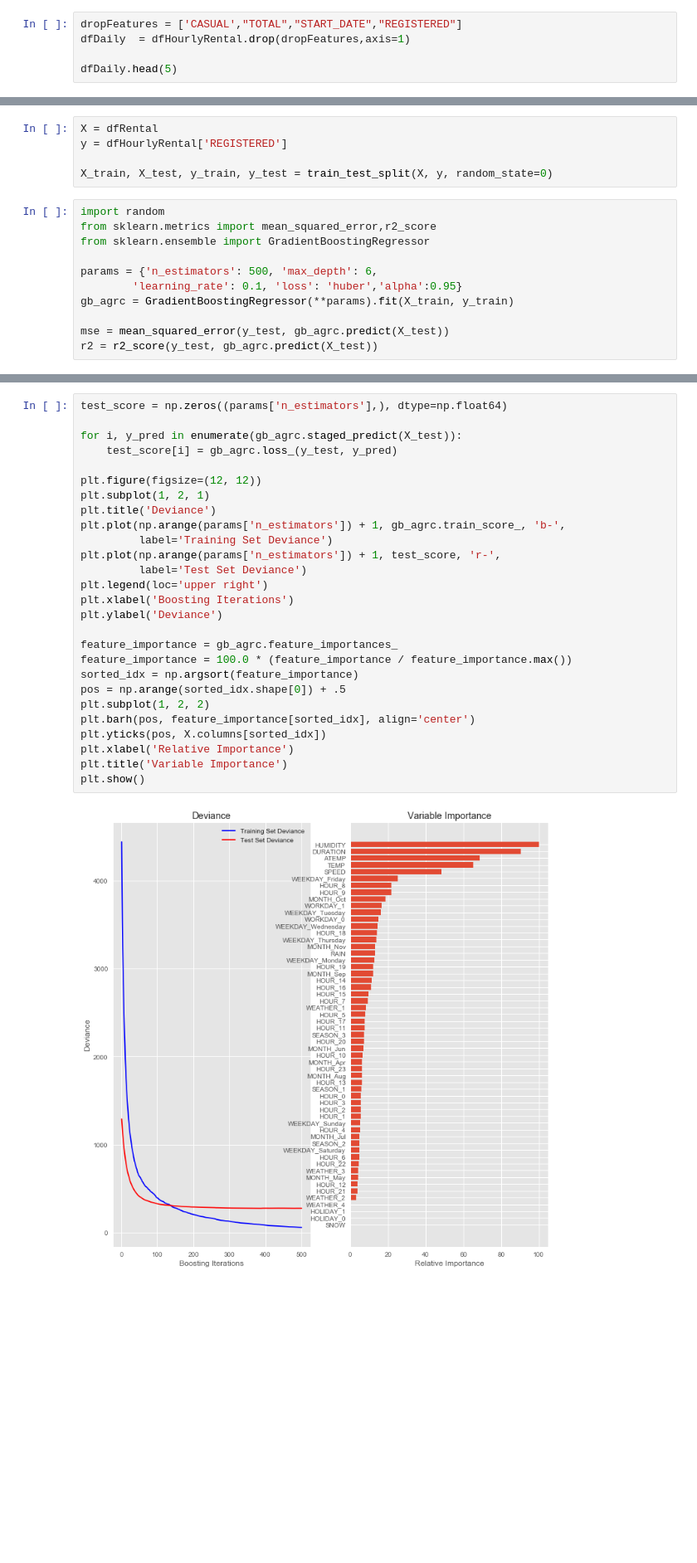
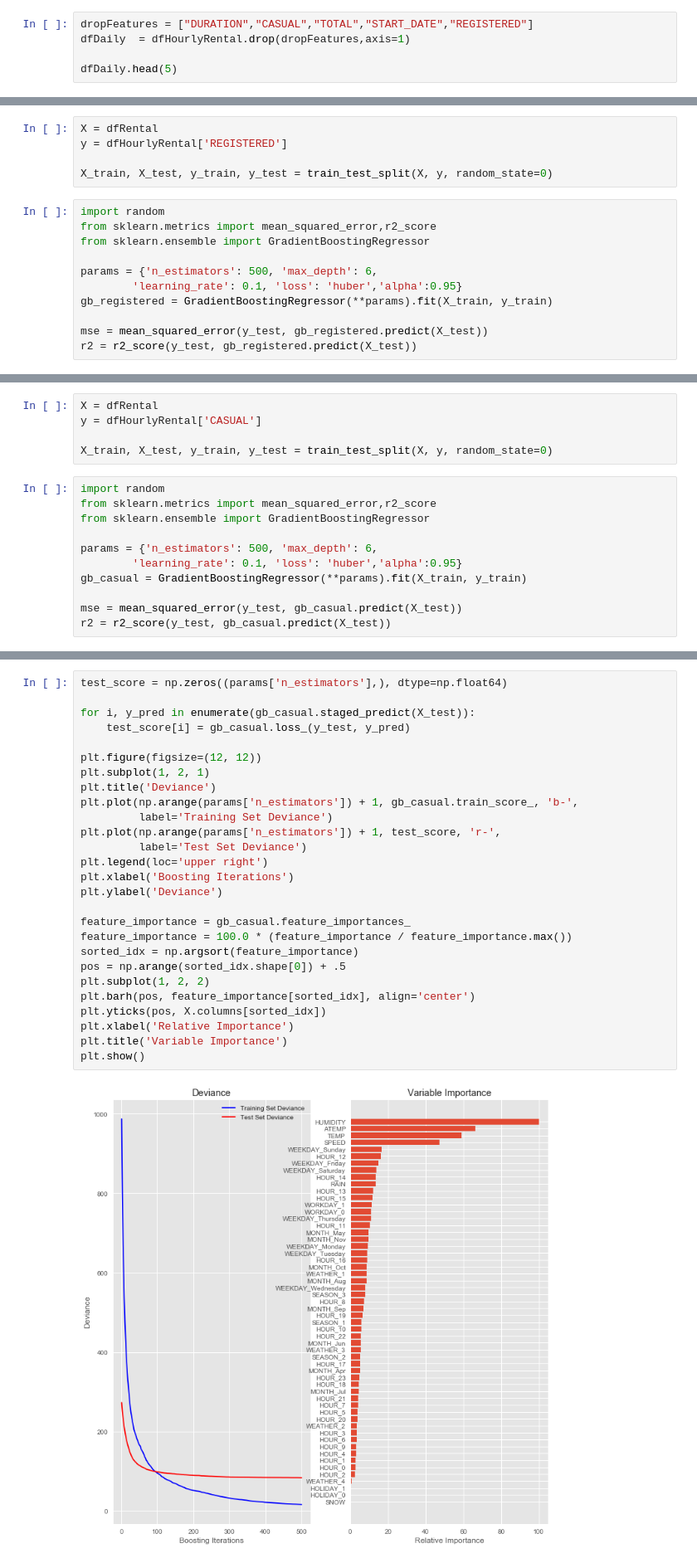
Before and after one commit to msubhabrata3/hubway-trip-analysis, a Jupyter notebook: Hubway-trip.ipynb, the cells around one changed output, grey strips where cells are left out. Shown at 83% size. Cells and saved outputs as stored; diff of their text form; blank space fills up the shorter version.

```diff
--- a/Hubway-trip.ipynb
+++ b/Hubway-trip.ipynb
@@ -692,7 +678,7 @@ plt.show()
 # %% [markdown]
 ##### Dropping Unncessary Columns
 # %%
-dropFeatures = ['CASUAL',"TOTAL","START_DATE","REGISTERED"]
+dropFeatures = ["DURATION","CASUAL","TOTAL","START_DATE","REGISTERED"]
 dfDaily  = dfHourlyRental.drop(dropFeatures,axis=1)
 
 dfDaily.head(5)
@@ -929,7 +914,7 @@ from sklearn.ensemble import GradientBoostingRegressor
 
 params = {'n_estimators': 500, 'max_depth': 6,
         'learning_rate': 0.1, 'loss': 'huber','alpha':0.95}
-gb_agrc = GradientBoostingRegressor(**params).fit(X_train, y_train)
+gb_registered = GradientBoostingRegressor(**params).fit(X_train, y_train)
 
-mse = mean_squared_error(y_test, gb_agrc.predict(X_test))
-r2 = r2_score(y_test, gb_agrc.predict(X_test))
+mse = mean_squared_error(y_test, gb_registered.predict(X_test))
+r2 = r2_score(y_test, gb_registered.predict(X_test))
@@ -947,0 +1108,16 @@ MSE for test response data: 1172.20
+# %%
+X = dfRental
+y = dfHourlyRental['CASUAL']
+
+X_train, X_test, y_train, y_test = train_test_split(X, y, random_state=0)
+# %%
+import random
+from sklearn.metrics import mean_squared_error,r2_score
+from sklearn.ensemble import GradientBoostingRegressor
+
+params = {'n_estimators': 500, 'max_depth': 6,
+        'learning_rate': 0.1, 'loss': 'huber','alpha':0.95}
+gb_casual = GradientBoostingRegressor(**params).fit(X_train, y_train)
+
+mse = mean_squared_error(y_test, gb_casual.predict(X_test))
+r2 = r2_score(y_test, gb_casual.predict(X_test))
@@ -948,30 +1136,30 @@ MSE for test response data: 1172.20
 # %%
 test_score = np.zeros((params['n_estimators'],), dtype=np.float64)
 
-for i, y_pred in enumerate(gb_agrc.staged_predict(X_test)):
-    test_score[i] = gb_agrc.loss_(y_test, y_pred)
+for i, y_pred in enumerate(gb_casual.staged_predict(X_test)):
+    test_score[i] = gb_casual.loss_(y_test, y_pred)
 
 plt.figure(figsize=(12, 12))
 plt.subplot(1, 2, 1)
 plt.title('Deviance')
-plt.plot(np.arange(params['n_estimators']) + 1, gb_agrc.train_score_, 'b-',
+plt.plot(np.arange(params['n_estimators']) + 1, gb_casual.train_score_, 'b-',
          label='Training Set Deviance')
 plt.plot(np.arange(params['n_estimators']) + 1, test_score, 'r-',
          label='Test Set Deviance')
 plt.legend(loc='upper right')
 plt.xlabel('Boosting Iterations')
 plt.ylabel('Deviance')
 
-feature_importance = gb_agrc.feature_importances_
+feature_importance = gb_casual.feature_importances_
 feature_importance = 100.0 * (feature_importance / feature_importance.max())
 sorted_idx = np.argsort(feature_importance)
 pos = np.arange(sorted_idx.shape[0]) + .5
 plt.subplot(1, 2, 2)
 plt.barh(pos, feature_importance[sorted_idx], align='center')
 plt.yticks(pos, X.columns[sorted_idx])
 plt.xlabel('Relative Importance')
 plt.title('Variable Importance')
 plt.show()
 # %% [output]
-[figure, old version]
+[figure, new version]
 # %%
```
Also changed, not shown: parts of 43 cells of this notebook.
